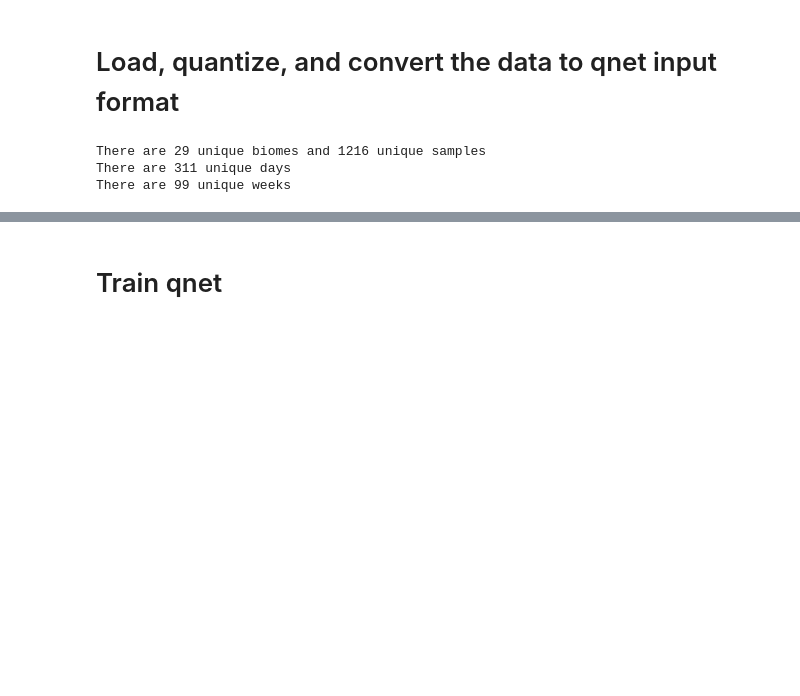
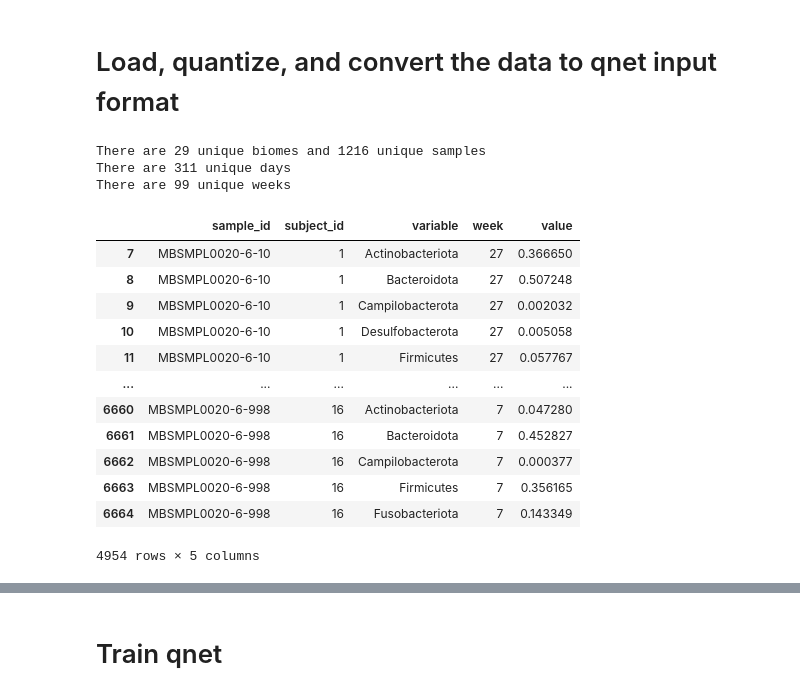
Before and after one commit to zeroknowledgediscovery/qbiome, a Jupyter notebook: examples/qbiome_example.ipynb, the cells around one changed output, grey strips where cells are left out. Saved outputs shown, nothing was run; the diff lists cells and outputs as text; code cells hidden in the pictures; blank space fills up the shorter version.

```diff
--- a/examples/qbiome_example.ipynb
+++ b/examples/qbiome_example.ipynb
@@ -39,6 +39,22 @@ features, label_matrix = quantizer.get_qnet_inputs(quantized)
 There are 29 unique biomes and 1216 unique samples
 There are 311 unique days
 There are 99 unique weeks
+# %%
+data
+# %% [output]
+|  | sample_id | subject_id | variable | week | value |
+| 7 | MBSMPL0020-6-10 | 1 | Actinobacteriota | 27 | 0.366650 |
+| 8 | MBSMPL0020-6-10 | 1 | Bacteroidota | 27 | 0.507248 |
+| 9 | MBSMPL0020-6-10 | 1 | Campilobacterota | 27 | 0.002032 |
+| 10 | MBSMPL0020-6-10 | 1 | Desulfobacterota | 27 | 0.005058 |
+| 11 | MBSMPL0020-6-10 | 1 | Firmicutes | 27 | 0.057767 |
+| ... | ... | ... | ... | ... | ... |
+| 6660 | MBSMPL0020-6-998 | 16 | Actinobacteriota | 7 | 0.047280 |
+| 6661 | MBSMPL0020-6-998 | 16 | Bacteroidota | 7 | 0.452827 |
+| 6662 | MBSMPL0020-6-998 | 16 | Campilobacterota | 7 | 0.000377 |
+| 6663 | MBSMPL0020-6-998 | 16 | Firmicutes | 7 | 0.356165 |
+| 6664 | MBSMPL0020-6-998 | 16 | Fusobacteriota | 7 | 0.143349 |
+4954 rows × 5 columns
 # %%
 len(features)
 # %% [output]
```
Also changed, not shown: parts of 2 cells of this notebook, 3 other files.
